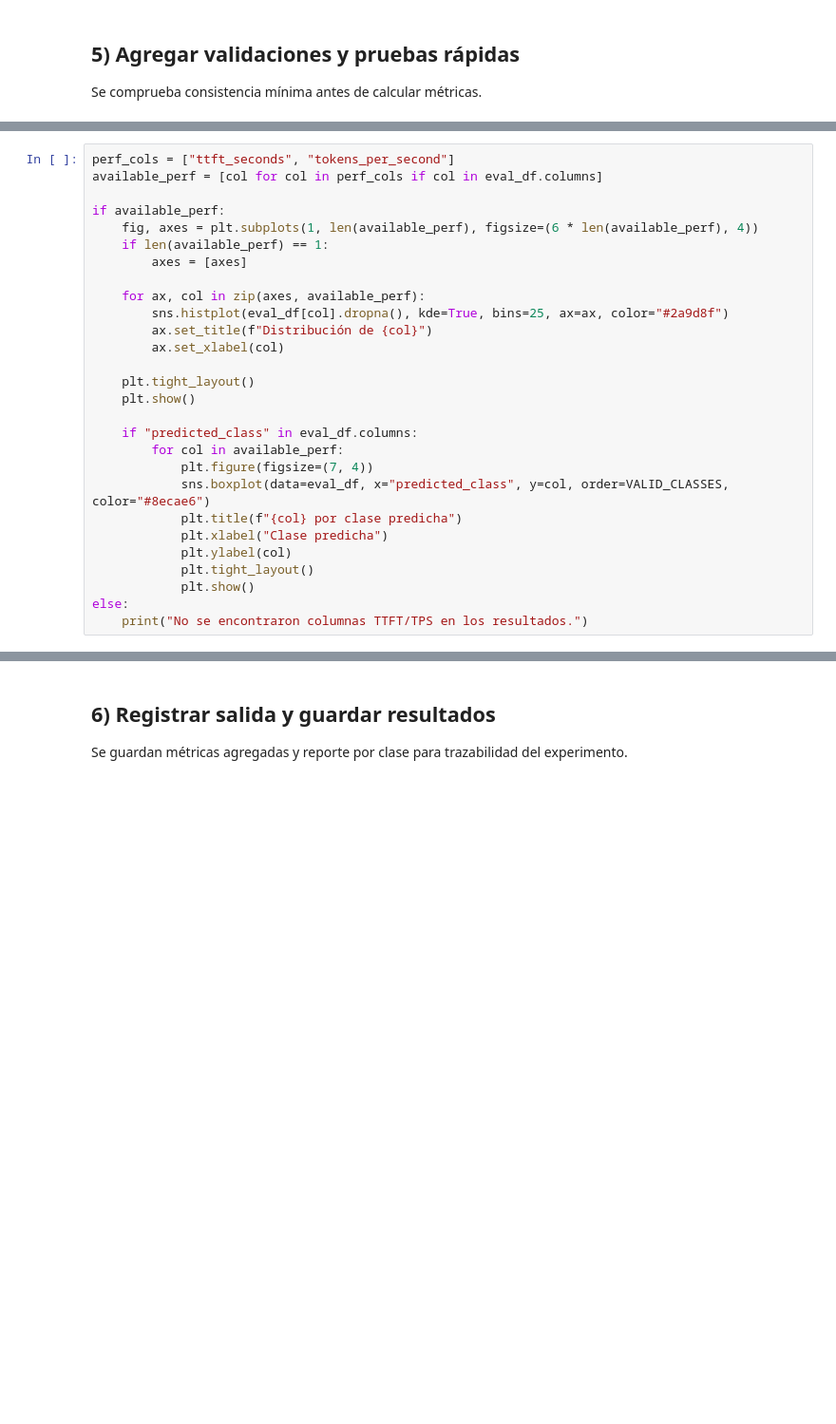
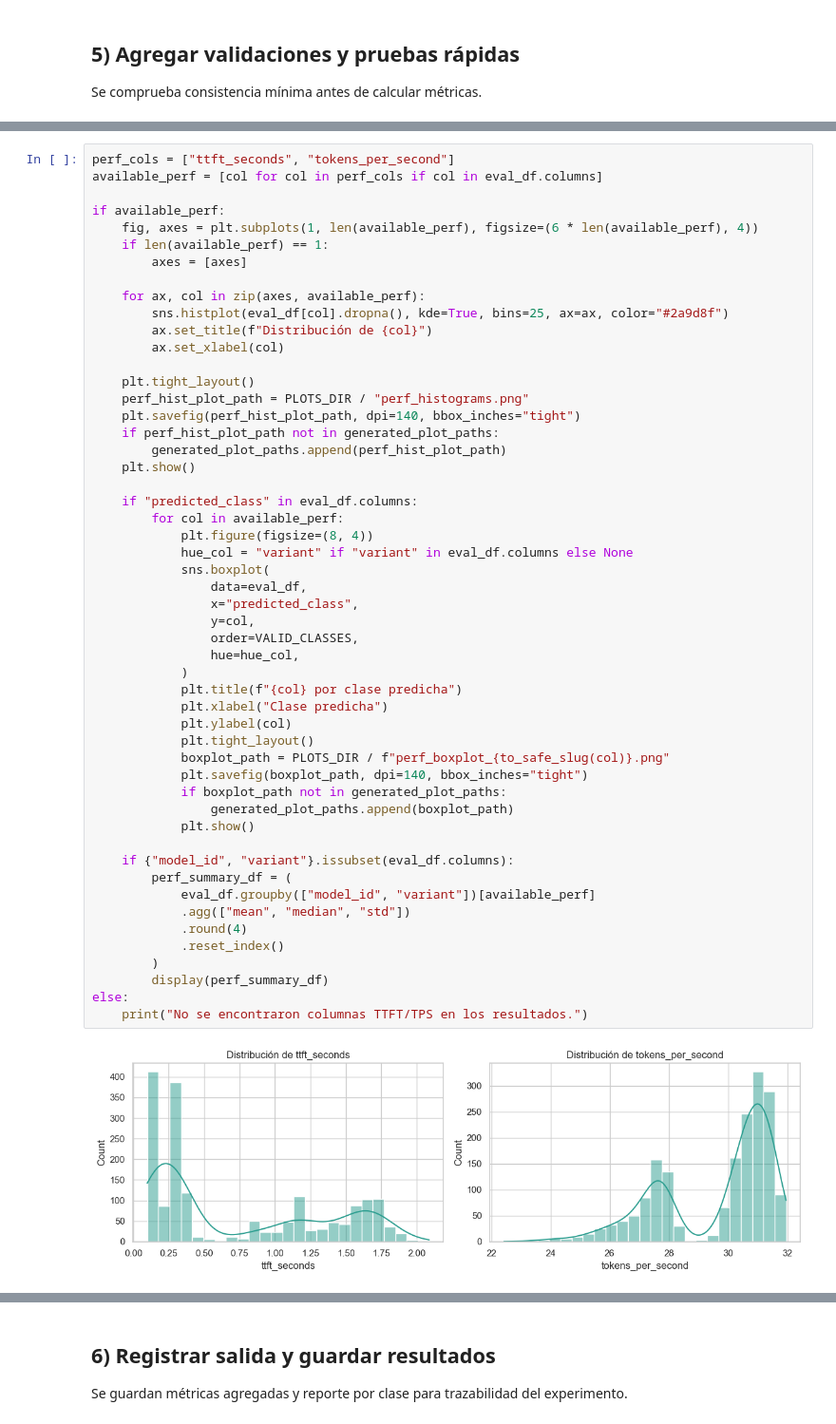
Before and after one commit to NIU1635219/TFG_VLM_Medical, a Jupyter notebook: notebooks/02_zeroshot_analysis.ipynb, the cells around one changed output, grey strips where cells are left out. Shown at 95% size. Drawn from its saved outputs; the diff is of its cells as text; blank space fills up the shorter version.

```diff
--- a/notebooks/02_zeroshot_analysis.ipynb
+++ b/notebooks/02_zeroshot_analysis.ipynb
@@ -217,28 +650,54 @@ plt.show()
 # %%
 perf_cols = ["ttft_seconds", "tokens_per_second"]
 available_perf = [col for col in perf_cols if col in eval_df.columns]
 
 if available_perf:
     fig, axes = plt.subplots(1, len(available_perf), figsize=(6 * len(available_perf), 4))
     if len(available_perf) == 1:
         axes = [axes]
 
     for ax, col in zip(axes, available_perf):
         sns.histplot(eval_df[col].dropna(), kde=True, bins=25, ax=ax, color="#2a9d8f")
         ax.set_title(f"Distribución de {col}")
         ax.set_xlabel(col)
 
     plt.tight_layout()
+    perf_hist_plot_path = PLOTS_DIR / "perf_histograms.png"
+    plt.savefig(perf_hist_plot_path, dpi=140, bbox_inches="tight")
+    if perf_hist_plot_path not in generated_plot_paths:
+        generated_plot_paths.append(perf_hist_plot_path)
     plt.show()
 
     if "predicted_class" in eval_df.columns:
         for col in available_perf:
-            plt.figure(figsize=(7, 4))
-            sns.boxplot(data=eval_df, x="predicted_class", y=col, order=VALID_CLASSES, color="#8ecae6")
+            plt.figure(figsize=(8, 4))
+            hue_col = "variant" if "variant" in eval_df.columns else None
+            sns.boxplot(
+                data=eval_df,
+                x="predicted_class",
+                y=col,
+                order=VALID_CLASSES,
+                hue=hue_col,
+            )
             plt.title(f"{col} por clase predicha")
             plt.xlabel("Clase predicha")
             plt.ylabel(col)
             plt.tight_layout()
+            boxplot_path = PLOTS_DIR / f"perf_boxplot_{to_safe_slug(col)}.png"
+            plt.savefig(boxplot_path, dpi=140, bbox_inches="tight")
+            if boxplot_path not in generated_plot_paths:
+                generated_plot_paths.append(boxplot_path)
             plt.show()
+
+    if {"model_id", "variant"}.issubset(eval_df.columns):
+        perf_summary_df = (
+            eval_df.groupby(["model_id", "variant"])[available_perf]
+            .agg(["mean", "median", "std"])
+            .round(4)
+            .reset_index()
+        )
+        display(perf_summary_df)
 else:
     print("No se encontraron columnas TTFT/TPS en los resultados.")
+# %% [output]
+[figure, added]
```
Also changed, not shown: parts of 16 cells of this notebook, 13 other files.
